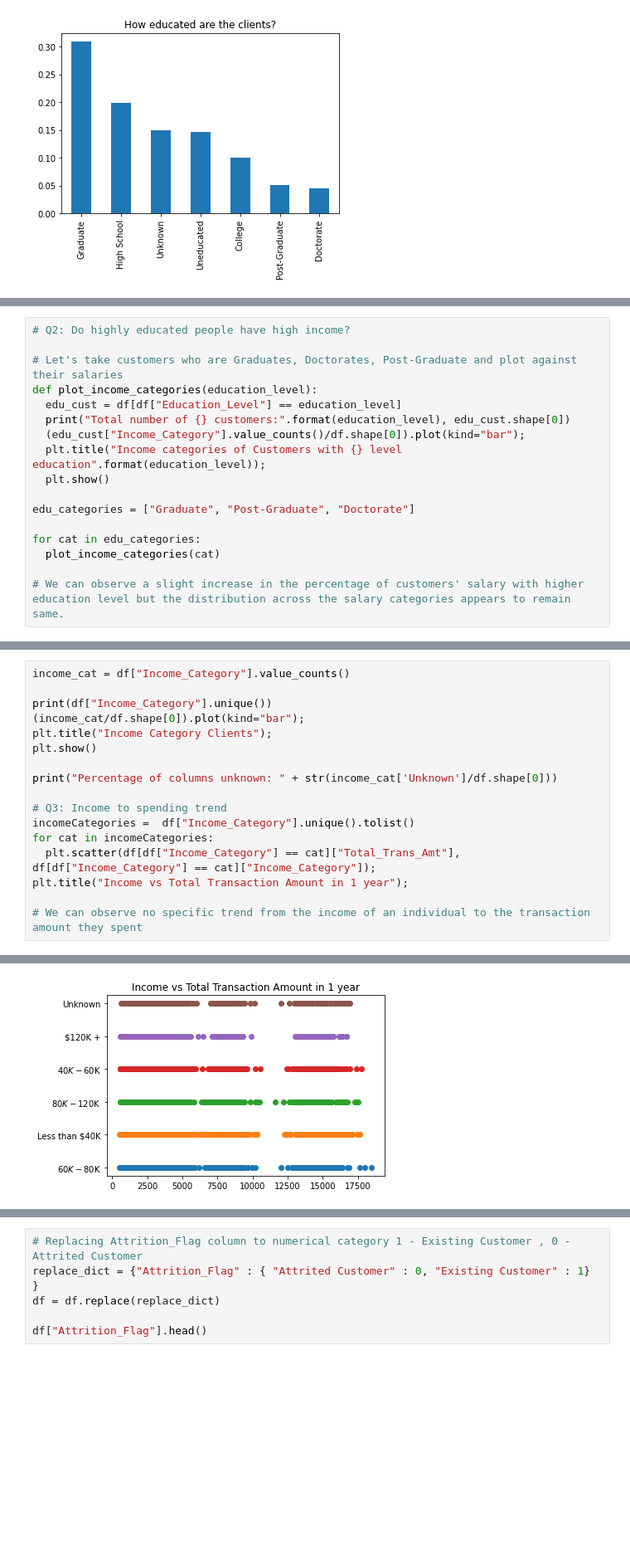
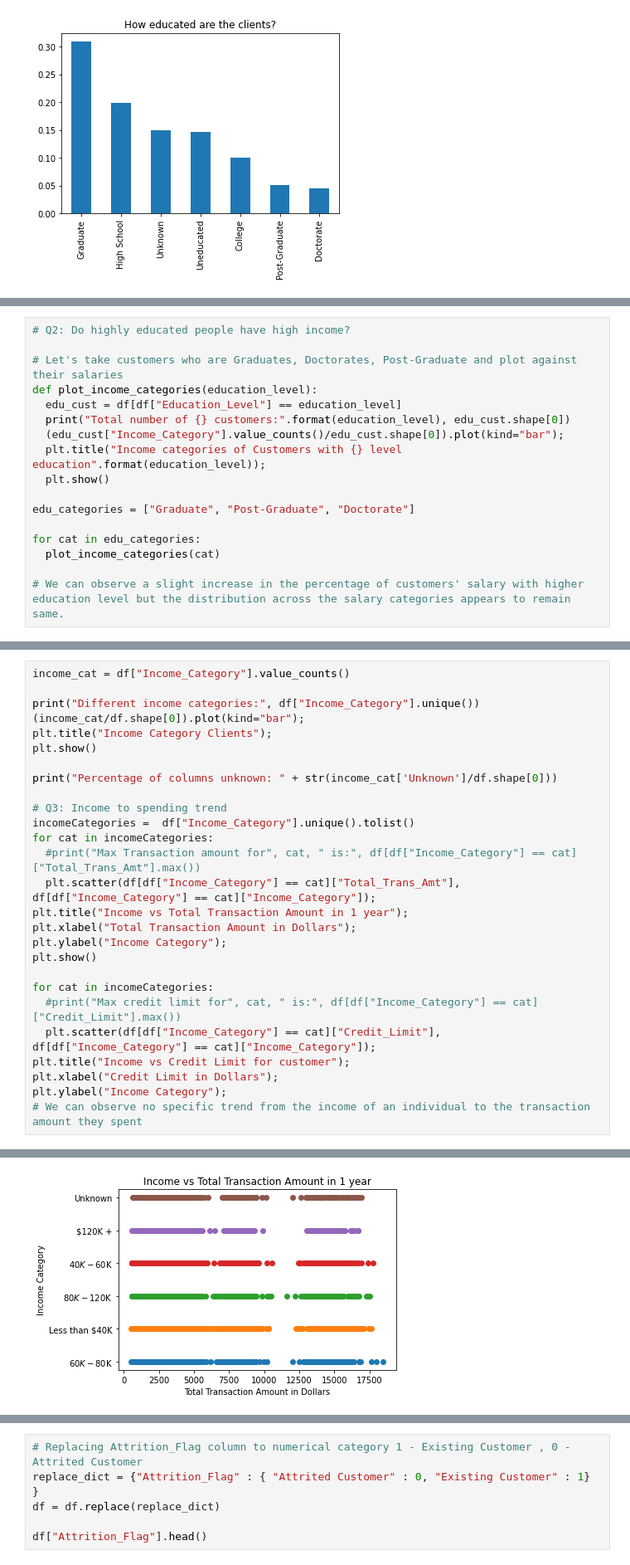
Before and after one commit to anushakamath97/credit_card_customer_analysis, a Jupyter notebook: Credit_Card_Customer.ipynb, the cells around one changed output, grey strips where cells are left out. Shown at 83% size. Cells and saved outputs as stored; diff of their text form; blank space fills up the shorter version.

```diff
--- a/Credit_Card_Customer.ipynb
+++ b/Credit_Card_Customer.ipynb
@@ -103,7 +108,7 @@ Percentage of columns unknown: 0.07396069912116125
 def plot_income_categories(education_level):
   edu_cust = df[df["Education_Level"] == education_level]
   print("Total number of {} customers:".format(education_level), edu_cust.shape[0])
-  (edu_cust["Income_Category"].value_counts()/df.shape[0]).plot(kind="bar");
+  (edu_cust["Income_Category"].value_counts()/edu_cust.shape[0]).plot(kind="bar");
   plt.title("Income categories of Customers with {} level education".format(education_level));
   plt.show()
 
@@ -123,7 +128,7 @@ Total number of Doctorate customers: 451
 # %%
 income_cat = df["Income_Category"].value_counts()
 
-print(df["Income_Category"].unique())
+print("Different income categories:", df["Income_Category"].unique())
 (income_cat/df.shape[0]).plot(kind="bar");
 plt.title("Income Category Clients");
 plt.show()
@@ -133,8 +138,18 @@ print("Percentage of columns unknown: " + str(income_cat['Unknown']/df.shape[0])
 # Q3: Income to spending trend
 incomeCategories =  df["Income_Category"].unique().tolist()
 for cat in incomeCategories:
+  #print("Max Transaction amount for", cat, " is:", df[df["Income_Category"] == cat]["Total_Trans_Amt"].max())
   plt.scatter(df[df["Income_Category"] == cat]["Total_Trans_Amt"], df[df["Income_Category"] == cat]["Income_Category"]);
 plt.title("Income vs Total Transaction Amount in 1 year");
+plt.xlabel("Total Transaction Amount in Dollars");
+plt.ylabel("Income Category");
+plt.show()
 
+for cat in incomeCategories:
+  #print("Max credit limit for", cat, " is:", df[df["Income_Category"] == cat]["Credit_Limit"].max())
+  plt.scatter(df[df["Income_Category"] == cat]["Credit_Limit"], df[df["Income_Category"] == cat]["Income_Category"]);
+plt.title("Income vs Credit Limit for customer");
+plt.xlabel("Credit Limit in Dollars");
+plt.ylabel("Income Category");
 # We can observe no specific trend from the income of an individual to the transaction amount they spent
 # %% [output]
@@ -142,4 +157,4 @@ plt.title("Income vs Total Transaction Amount in 1 year");
  'Unknown']
 [figure]
 Percentage of columns unknown: 0.10980547052434086
-[figure, old version]
+[figure, new version]
```
Also changed, not shown: parts of 24 cells of this notebook.
